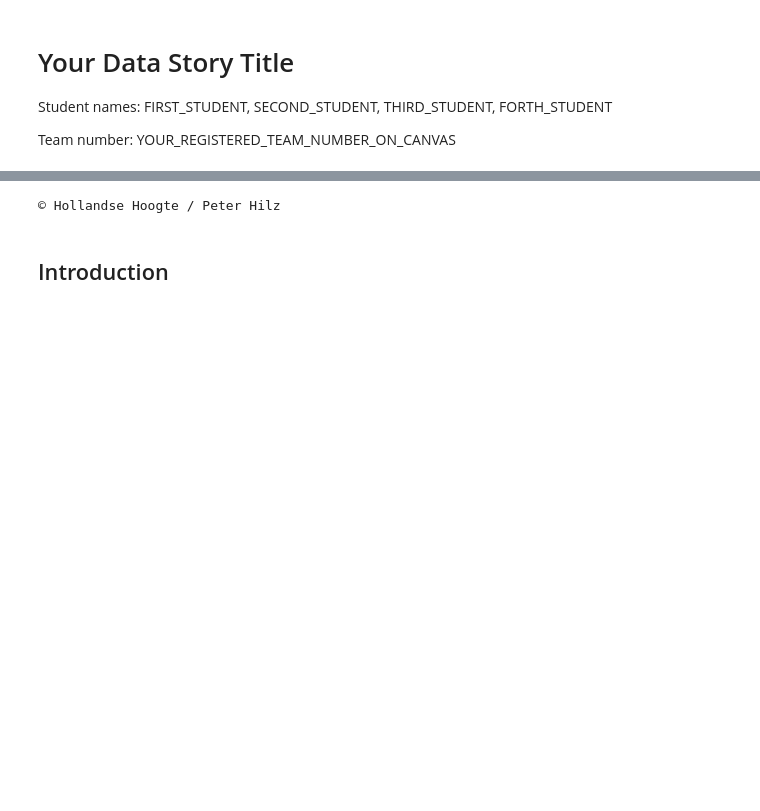
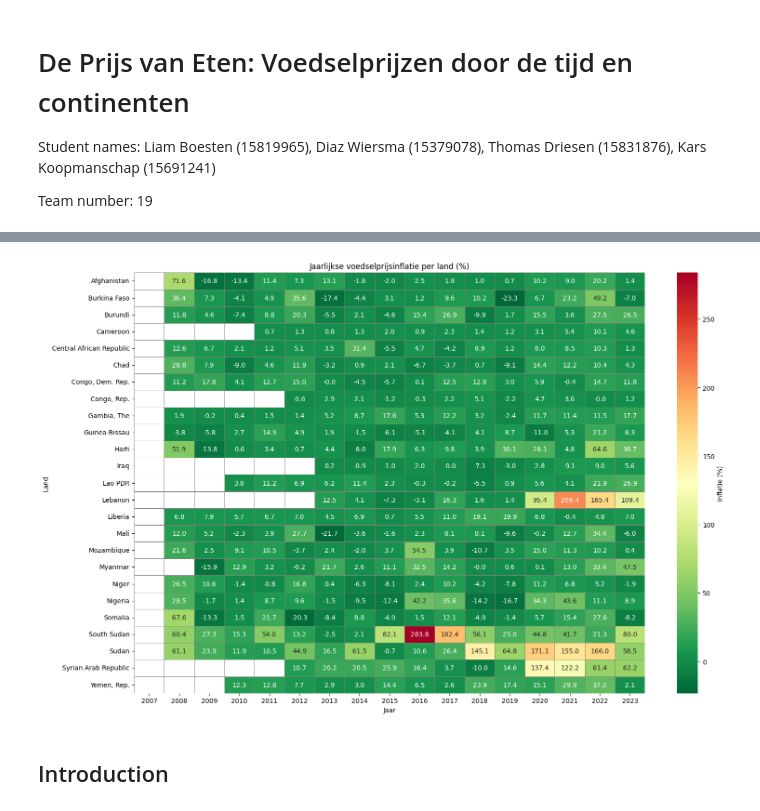
Before and after one commit to DiazWiersma/data-story, a Jupyter notebook: docs/format.ipynb, the cells around one changed output, grey strips where cells are left out. Drawn from its saved outputs; the diff is of its cells as text; code cells hidden in the pictures; blank space fills up the shorter version.

```diff
--- a/docs/format.ipynb
+++ b/docs/format.ipynb
@@ -1,27 +1,49 @@
 # %% [markdown]
-# Your Data Story Title
+# De Prijs van Eten: Voedselprijzen door de tijd en continenten
 
-Student names: FIRST_STUDENT, SECOND_STUDENT, THIRD_STUDENT, FORTH_STUDENT
+Student names: Liam Boesten (15819965), Diaz Wiersma (15379078), Thomas Driesen (15831876), Kars Koopmanschap (15691241)
 
-Team number: YOUR_REGISTERED_TEAM_NUMBER_ON_CANVAS
+Team number: 19
 # %%
-# Load image from link
-url = 'https://cdn.cbs.nl/images/6d6937674277573235627978534b49652b6e323757513d3d/900x450.jpg'
+import pandas as pd
+import matplotlib.pyplot as plt
+import seaborn as sns
 
-# Display image from URL with smaller size and subtitle
-from IPython.display import Image, display
+# Data inladen
+df = pd.read_csv("WLD_RTFP_country_2023-10-02.csv", parse_dates=['date'])
 
-# Set the desired image width and height
-width = 600
-height = 300
+# Gemiddelde voedselprijs per rij berekenen
+df['mean_price'] = df[['Open', 'High', 'Low', 'Close']].mean(axis=1)
 
-# Set the subtitle text
-subtitle = "© Hollandse Hoogte / Peter Hilz"
+# Jaar uit datum halen
+df['year'] = df['date'].dt.year
 
-# Create an Image instance with the URL
-image = Image(url=url, width=width, height=height)
+# Jaarlijkse gemiddelde voedselprijs per land berekenen
+jaar_prijs = df.groupby(['country', 'year'])['mean_price'].mean().reset_index()
 
-# Display the image and subtitle
-display(image)
-print(subtitle)
+# Pivot zodat landen rijen zijn en jaren kolommen
+pivot = jaar_prijs.pivot(index='country', columns='year', values='mean_price')
+
+# NA's vullen met laatste beschikbare waarde (forward fill)
+pivot_filled = pivot.ffill(axis=1)
+
+# Procentuele verandering berekenen (inflatie) per land per jaar, fill_method=None om warning te voorkomen
+inflatie = pivot_filled.pct_change(axis=1, fill_method=None) * 100
+
+# Heatmap plotten
+plt.figure(figsize=(16, 10))
+sns.heatmap(
+    inflatie,
+    cmap='RdYlGn_r',
+    linewidths=0.5,
+    linecolor='gray',
+    cbar_kws={'label': 'Inflatie (%)'},
+    annot=True,
+    fmt=".1f"
+)
+plt.title('Jaarlijkse voedselprijsinflatie per land (%)')
+plt.xlabel('Jaar')
+plt.ylabel('Land')
+plt.tight_layout()
+plt.show()
 # %% [output]
@@ -29,4 +50,4 @@ print(subtitle)
-© Hollandse Hoogte / Peter Hilz
+[figure, added]
 # %% [markdown]
 ## Introduction
 # %% [markdown]
```
Also changed, not shown: parts of 1 cell of this notebook.
